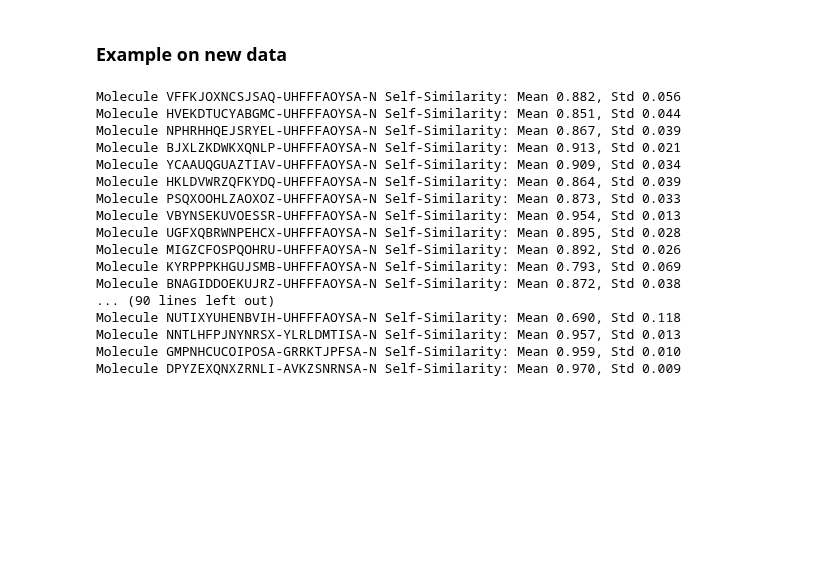
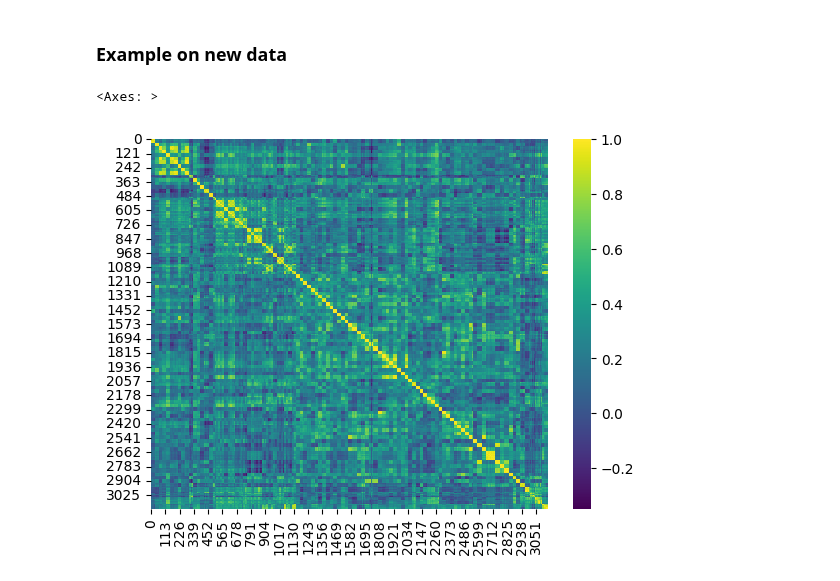
Before and after one commit to alpi314/mass_spectra, a Jupyter notebook: spec2vec_embedding_playground.ipynb, the cells around one changed output. Cells and saved outputs as stored; diff of their text form; code cells hidden in the pictures; blank space fills up the shorter version.

Commit message:
using correct similarity

```diff
--- a/spec2vec_embedding_playground.ipynb
+++ b/spec2vec_embedding_playground.ipynb
@@ -45,33 +40,18 @@ for inchikey, spectra in spectra_documents_by_inchikey.items():
-# %%
-# Example that embeddings of the same molecule are not identical, but similar.
-def cosine_similarity(a, b):
-    return np.dot(a, b) / (np.linalg.norm(a) * np.linalg.norm(b))
-
-for inchikey in spectra_embedding_by_inchikey.keys():
-    molecule_embeddings = spectra_embedding_by_inchikey[inchikey]
-    similarities = []
-    for i in range(len(molecule_embeddings)):
-        for j in range(i+1, len(molecule_embeddings)):
-            similarity = cosine_similarity(molecule_embeddings[i], molecule_embeddings[j])
-            similarities.append(similarity)
-    similarities = np.array(similarities)
-
-    print(f"Molecule {inchikey} Self-Similarity: Mean {similarities.mean():.3f}, Std {similarities.std():.3f}")
-# %% [output]
-Molecule VFFKJOXNCSJSAQ-UHFFFAOYSA-N Self-Similarity: Mean 0.882, Std 0.056
-Molecule HVEKDTUCYABGMC-UHFFFAOYSA-N Self-Similarity: Mean 0.851, Std 0.044
-Molecule NPHRHHQEJSRYEL-UHFFFAOYSA-N Self-Similarity: Mean 0.867, Std 0.039
-Molecule BJXLZKDWKXQNLP-UHFFFAOYSA-N Self-Similarity: Mean 0.913, Std 0.021
-Molecule YCAAUQGUAZTIAV-UHFFFAOYSA-N Self-Similarity: Mean 0.909, Std 0.034
-Molecule HKLDVWRZQFKYDQ-UHFFFAOYSA-N Self-Similarity: Mean 0.864, Std 0.039
-Molecule PSQXOOHLZAOXOZ-UHFFFAOYSA-N Self-Similarity: Mean 0.873, Std 0.033
-Molecule VBYNSEKUVOESSR-UHFFFAOYSA-N Self-Similarity: Mean 0.954, Std 0.013
-Molecule UGFXQBRWNPEHCX-UHFFFAOYSA-N Self-Similarity: Mean 0.895, Std 0.028
-Molecule MIGZCFOSPQOHRU-UHFFFAOYSA-N Self-Similarity: Mean 0.892, Std 0.026
-Molecule KYRPPPKHGUJSMB-UHFFFAOYSA-N Self-Similarity: Mean 0.793, Std 0.069
-Molecule BNAGIDDOEKUJRZ-UHFFFAOYSA-N Self-Similarity: Mean 0.872, Std 0.038
-... (90 lines left out)
-Molecule NUTIXYUHENBVIH-UHFFFAOYSA-N Self-Similarity: Mean 0.690, Std 0.118
-Molecule NNTLHFPJNYNRSX-YLRLDMTISA-N Self-Similarity: Mean 0.957, Std 0.013
-Molecule GMPNHCUCOIPOSA-GRRKTJPFSA-N Self-Similarity: Mean 0.959, Std 0.010
-Molecule DPYZEXQNXZRNLI-AVKZSNRNSA-N Self-Similarity: Mean 0.970, Std 0.009
+# %%
+all_spectra = []
+for spectrum in spectra_documents_by_inchikey:
+    all_spectra.extend(spectra_documents_by_inchikey[spectrum])
+# %%
+spec2vec_similarity = Spec2Vec(model=w2v_model,
+                               intensity_weighting_power=0.5,
+                               allowed_missing_percentage=5.0)
+# %%
+scores = calculate_scores(all_spectra, all_spectra, spec2vec_similarity,
+                          is_symmetric=True)
+# %%
+scores_matrix = scores.to_array()
+# %%
+sns.heatmap(scores_matrix, cmap='viridis')
+# %% [output]
+<Axes: >
+[figure, added]
```
Also changed, not shown: parts of 5 cells of this notebook.
